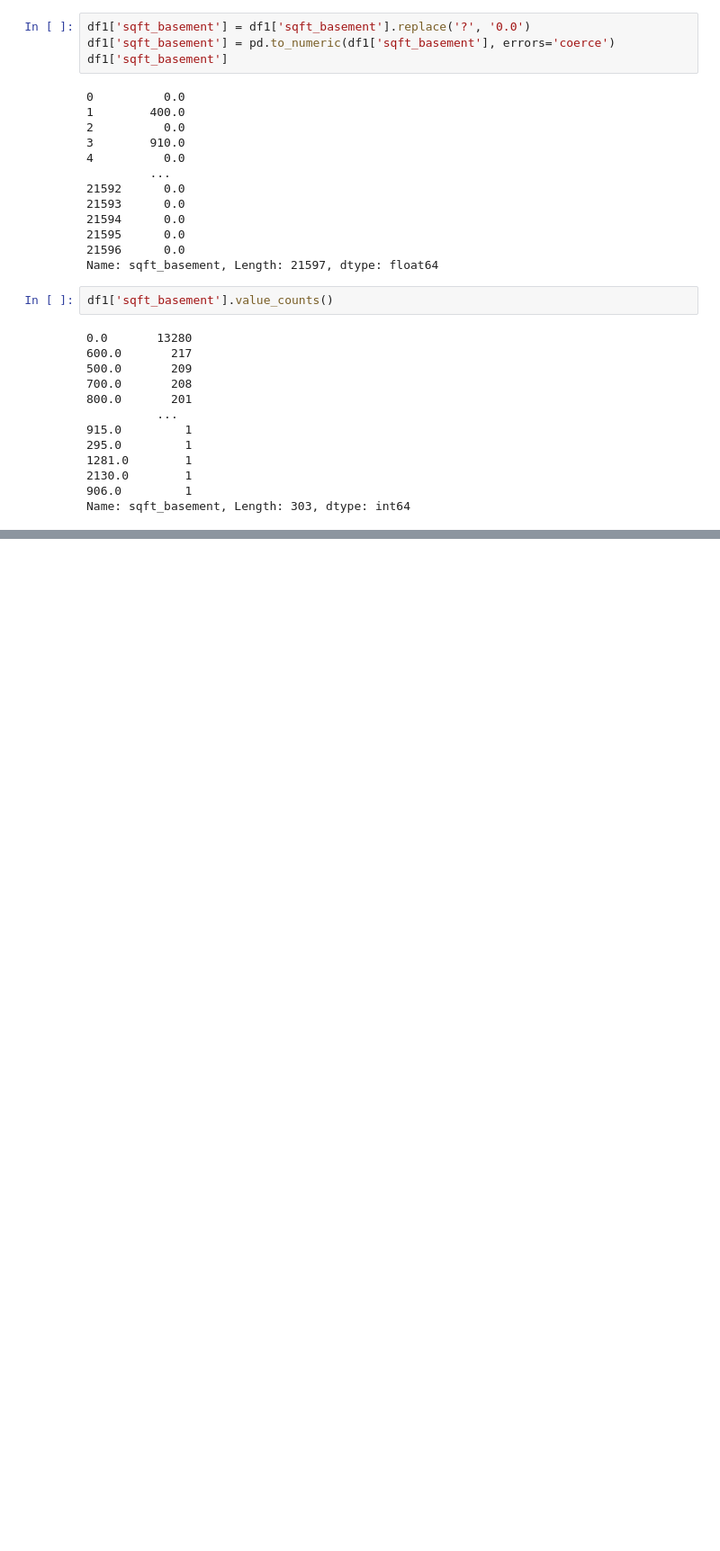
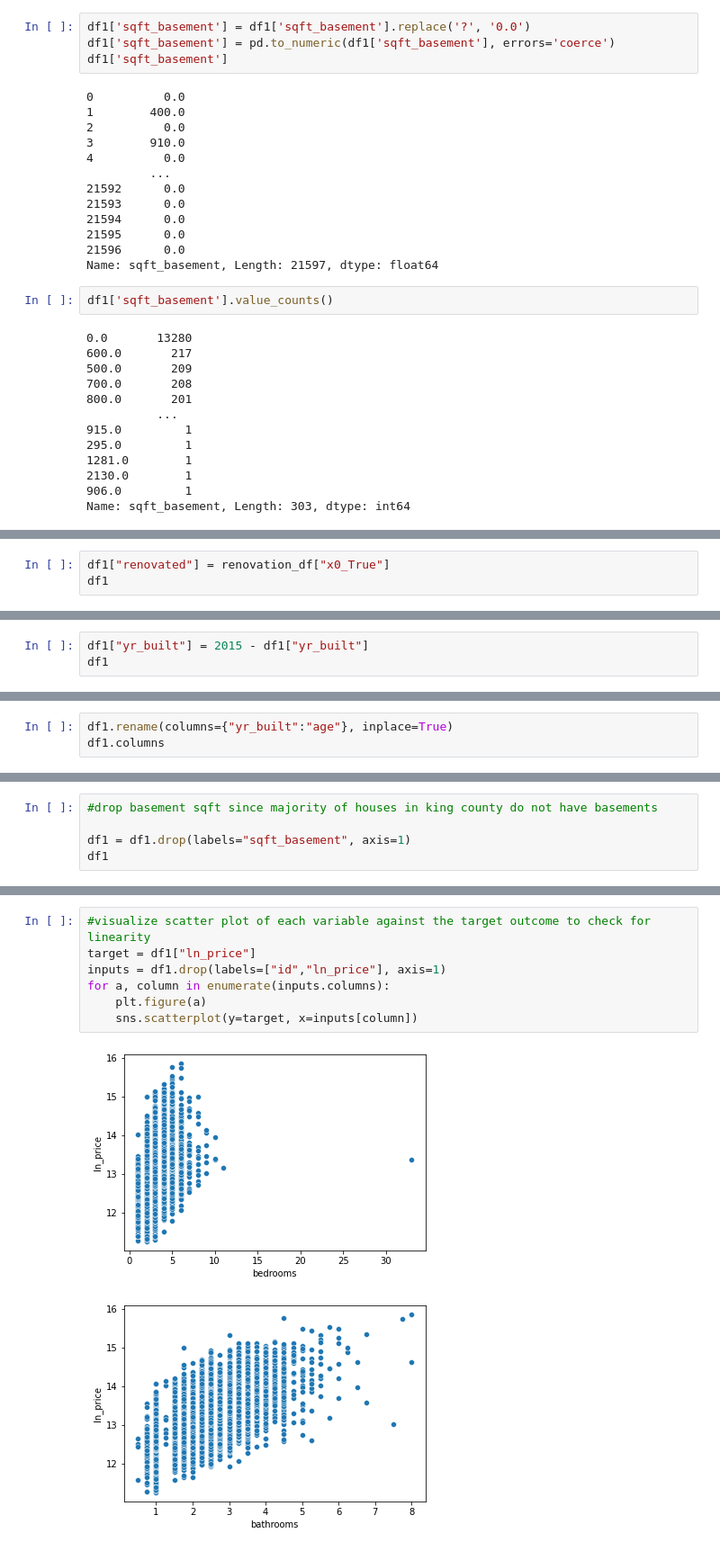
Before and after one commit to dermothethird/King_County_Housing_Project, a Jupyter notebook: Numeric cleaning .ipynb, the cells around one changed output, grey strips where cells are left out. Shown at 90% size. Saved outputs shown, nothing was run; the diff lists cells and outputs as text; blank space fills up the shorter version.

```diff
--- a/Numeric cleaning .ipynb
+++ b/Numeric cleaning .ipynb
@@ -240,0 +278,3 @@ Name: sqft_basement, Length: 303, dtype: int64
+# %%
+df1["renovated"] = renovation_df["x0_True"]
+df1
@@ -240,0 +301,3 @@ Name: sqft_basement, Length: 303, dtype: int64
+# %%
+df1["yr_built"] = 2015 - df1["yr_built"]
+df1
@@ -240,0 +318,3 @@ Name: sqft_basement, Length: 303, dtype: int64
+# %%
+df1.rename(columns={"yr_built":"age"}, inplace=True)
+df1.columns
@@ -240,0 +373,5 @@ Name: sqft_basement, Length: 303, dtype: int64
+# %%
+#drop basement sqft since majority of houses in king county do not have basements
+
+df1 = df1.drop(labels="sqft_basement", axis=1)
+df1
@@ -240,0 +392,10 @@ Name: sqft_basement, Length: 303, dtype: int64
+# %%
+#visualize scatter plot of each variable against the target outcome to check for linearity
+target = df1["ln_price"]
+inputs = df1.drop(labels=["id","ln_price"], axis=1)
+for a, column in enumerate(inputs.columns):
+    plt.figure(a)
+    sns.scatterplot(y=target, x=inputs[column])
+# %% [output]
+[figure, added]
+[figure, added]
```
Also changed, not shown: parts of 45 cells of this notebook, 3 other files.
